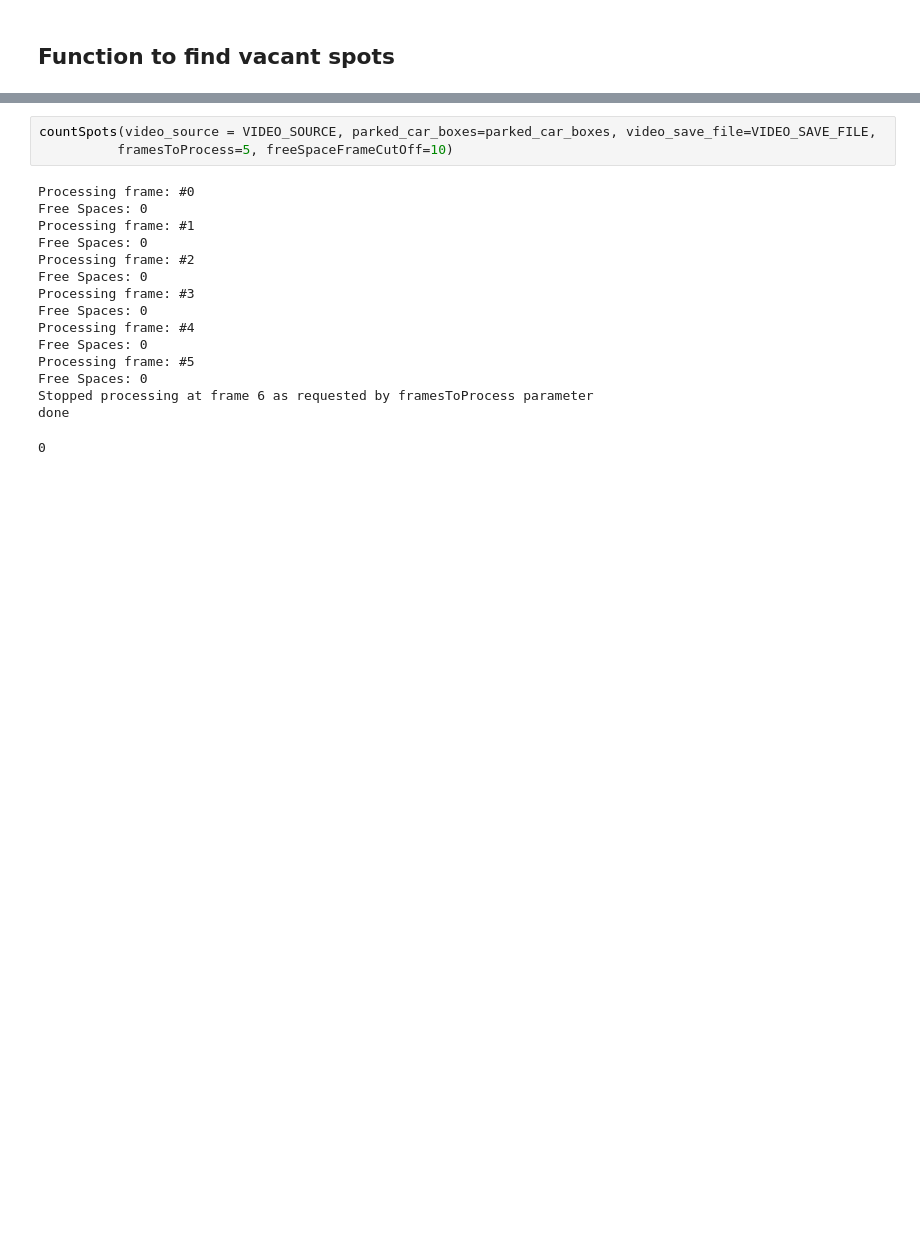
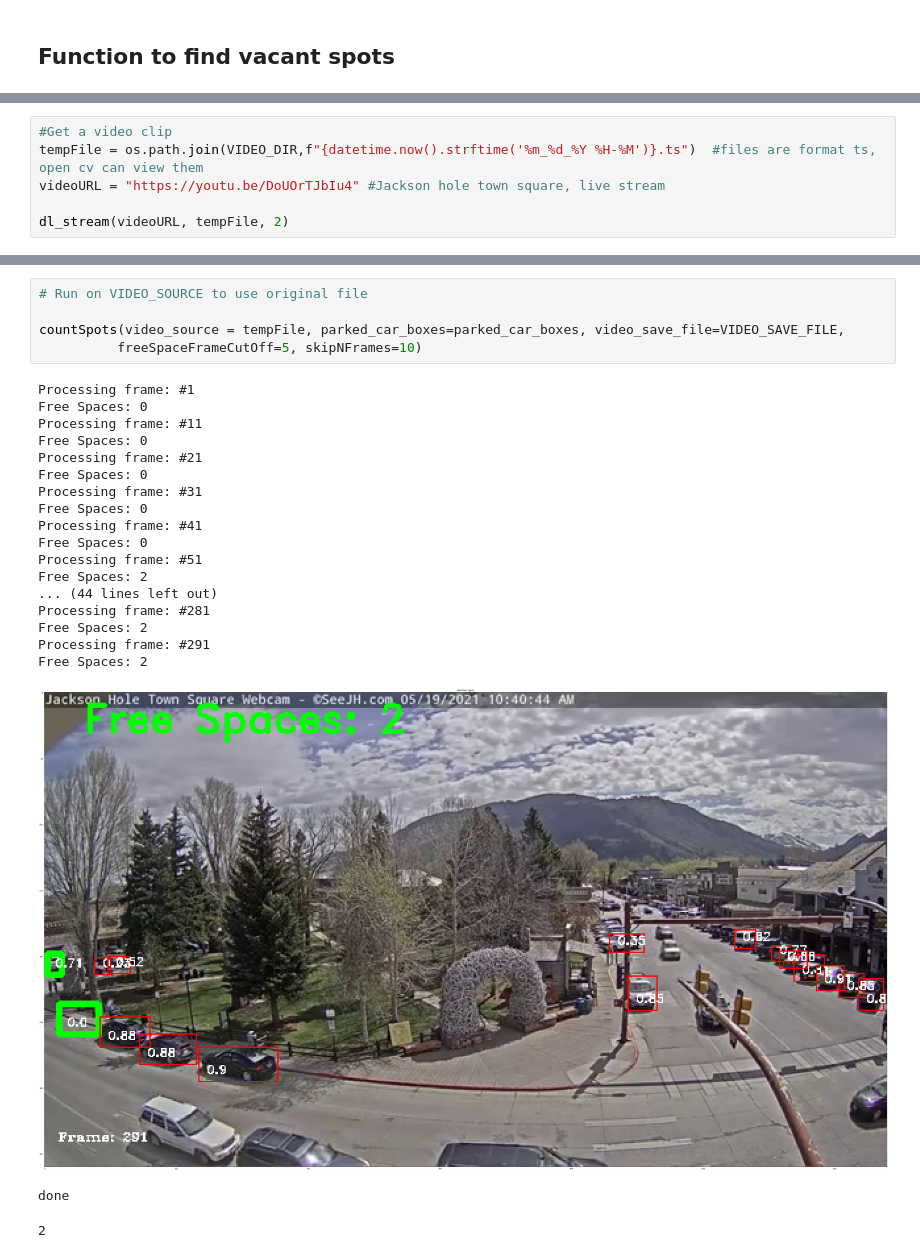
Before and after one commit to rejexx/Parkingspot_Vacancy, a Jupyter notebook: notebooks/02_spot_detection.ipynb, the cells around one changed output, grey strips where cells are left out. Cells and saved outputs as stored; diff of their text form; blank space fills up the shorter version.

Commit message:
Updated to have notebook 02 include all parts from 01 to prepare to move to python script with streamlit

```diff
--- a/notebooks/02_spot_detection.ipynb
+++ b/notebooks/02_spot_detection.ipynb
@@ -425,0 +530,6 @@ def countSpots(video_source, parked_car_boxes, video_save_file="annotatedVideo.a
+# %%
+#Get a video clip
+tempFile = os.path.join(VIDEO_DIR,f"{datetime.now().strftime('%m_%d_%Y %H-%M')}.ts")  #files are format ts, open cv can view them
+videoURL = "https://youtu.be/DoUOrTJbIu4" #Jackson hole town square, live stream
+
+dl_stream(videoURL, tempFile, 2)
@@ -443,20 +581,27 @@ else:
 # %%
-countSpots(video_source = VIDEO_SOURCE, parked_car_boxes=parked_car_boxes, video_save_file=VIDEO_SAVE_FILE,
-          framesToProcess=5, freeSpaceFrameCutOff=10)
+# Run on VIDEO_SOURCE to use original file
+
+countSpots(video_source = tempFile, parked_car_boxes=parked_car_boxes, video_save_file=VIDEO_SAVE_FILE,
+          freeSpaceFrameCutOff=5, skipNFrames=10)
 # %% [output]
-Processing frame: #0
-Free Spaces: 0
 Processing frame: #1
 Free Spaces: 0
-Processing frame: #2
+Processing frame: #11
 Free Spaces: 0
-Processing frame: #3
+Processing frame: #21
 Free Spaces: 0
-Processing frame: #4
+Processing frame: #31
 Free Spaces: 0
-Processing frame: #5
+Processing frame: #41
 Free Spaces: 0
-Stopped processing at frame 6 as requested by framesToProcess parameter
-done
+Processing frame: #51
+Free Spaces: 2
+... (44 lines left out)
+Processing frame: #281
+Free Spaces: 2
+Processing frame: #291
+Free Spaces: 2
+[figure, added]
-0
+done
+2
 # %%
```
Also changed, not shown: parts of 17 cells of this notebook, 2 other files.
